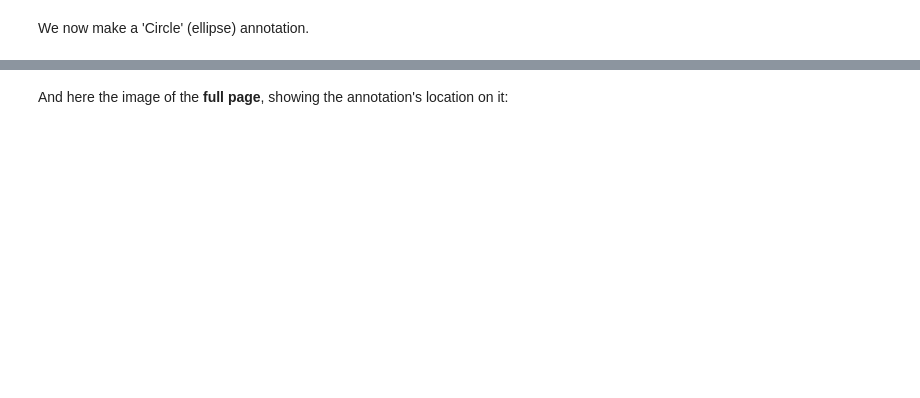
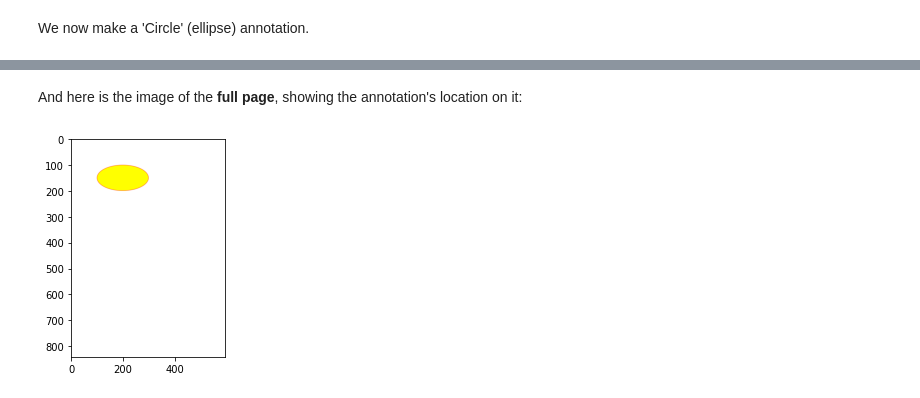
Before and after one commit to pymupdf/PyMuPDF-Utilities, a Jupyter notebook: jupyter-notebooks/new-circle-annot.ipynb, the cells around one changed output, grey strips where cells are left out. Cells and saved outputs as stored; diff of their text form; code cells hidden in the pictures; blank space fills up the shorter version.

```diff
--- a/jupyter-notebooks/new-circle-annot.ipynb
+++ b/jupyter-notebooks/new-circle-annot.ipynb
@@ -49,2 +74,7 @@ img.show()
+# %% [markdown]
+And here is the image of the **full page**, showing the annotation's location on it:
 # %%
-pix = page.get_pixmap()
+pix = page.get_pixmap()  # make raw image of the full page
+show_image(pix)
+# %% [output]
+[figure, added]
@@ -53,2 +80,0 @@ img = Image.frombytes("RGB", (pix.width, pix.height), pix.samples)
-# %% [markdown]
-And here the image of the **full page**, showing the annotation's location on it:
```
Also changed, not shown: parts of 20 cells of this notebook, 6 other files.
